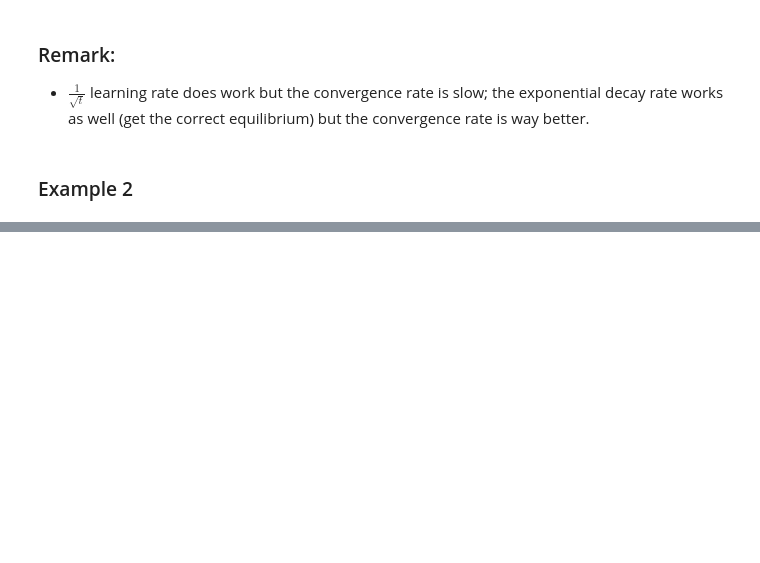
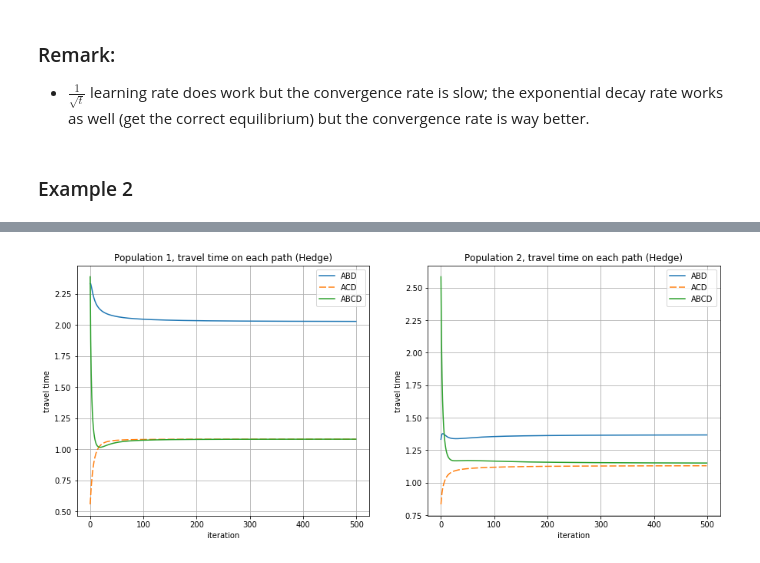
Before and after one commit to mtgibson2014/learning_wardrop, a Jupyter notebook: Hedge_Replicator.ipynb, the cells around one changed output, grey strips where cells are left out. Drawn from its saved outputs; the diff is of its cells as text; code cells hidden in the pictures; blank space fills up the shorter version.

```diff
--- a/Hedge_Replicator.ipynb
+++ b/Hedge_Replicator.ipynb
@@ -549,0 +645,25 @@ for i in range(T):
+# %%
+plt.figure(figsize=(15,6))
+plt.subplot(121)
+time = range(T)
+plt.plot(time, ttravel_Hedge_lambda["0"][:,0], label='ABD')
+plt.plot(time, ttravel_Hedge_lambda["0"][:,1], dashes=[6, 2], label='ACD')
+plt.plot(time, ttravel_Hedge_lambda["0"][:,2], label='ABCD')
+plt.xlabel('iteration')
+plt.ylabel('travel time')
+plt.title('Population 1, travel time on each path (Hedge)')
+plt.grid()
+plt.legend()
+
+plt.subplot(122)
+plt.plot(time, ttravel_Hedge_lambda["1"][:,0], label='ABD')
+plt.plot(time, ttravel_Hedge_lambda["1"][:,1], dashes=[6, 2], label='ACD')
+plt.plot(time, ttravel_Hedge_lambda["1"][:,2], label='ABCD')
+plt.xlabel('iteration')
+plt.ylabel('travel time')
+plt.title('Population 2, travel time on each path (Hedge)')
+plt.grid()
+plt.legend()
+plt.show()
+# %% [output]
+[figure, added]
```
Also changed, not shown: parts of 7 cells of this notebook.
